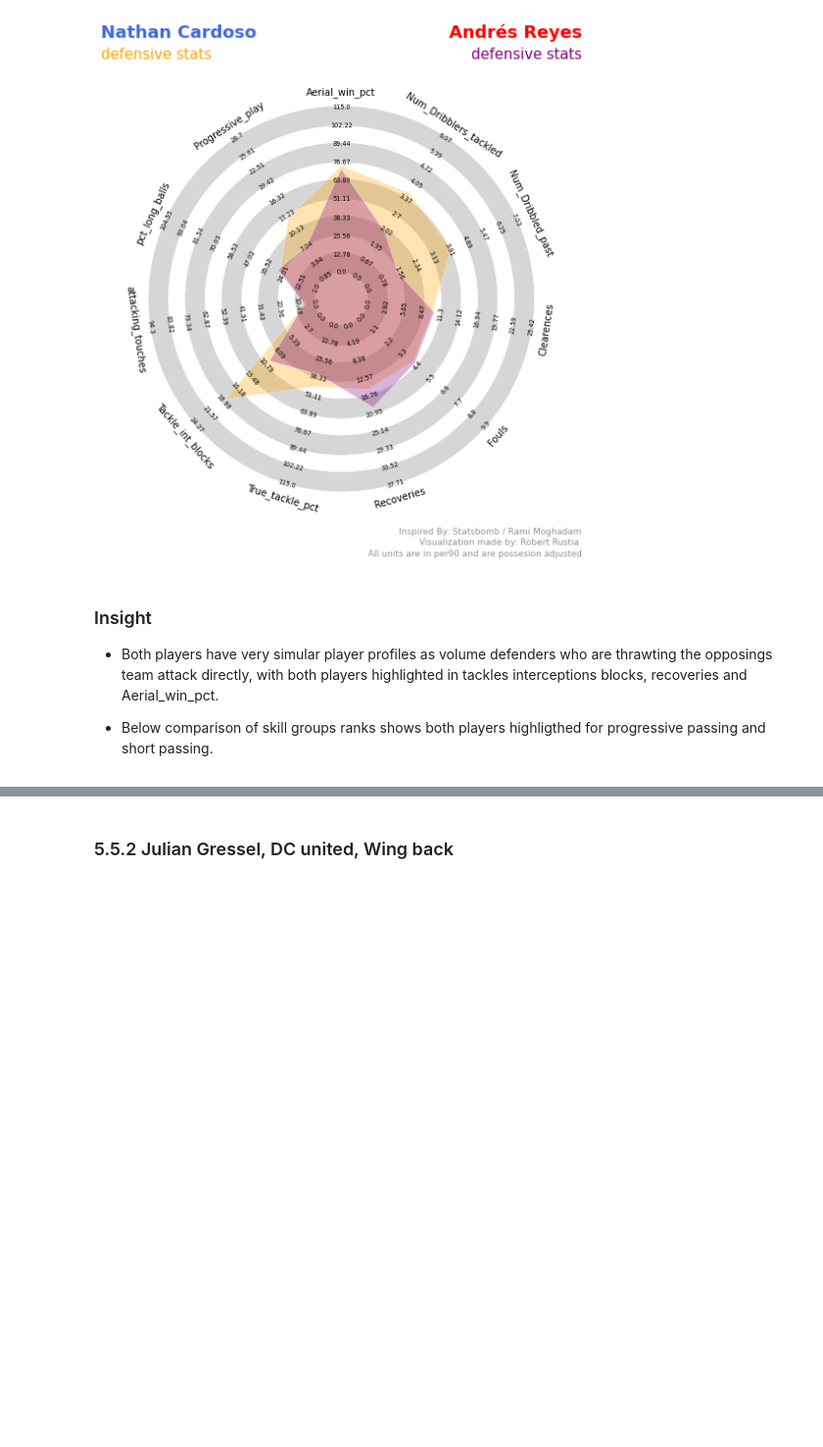
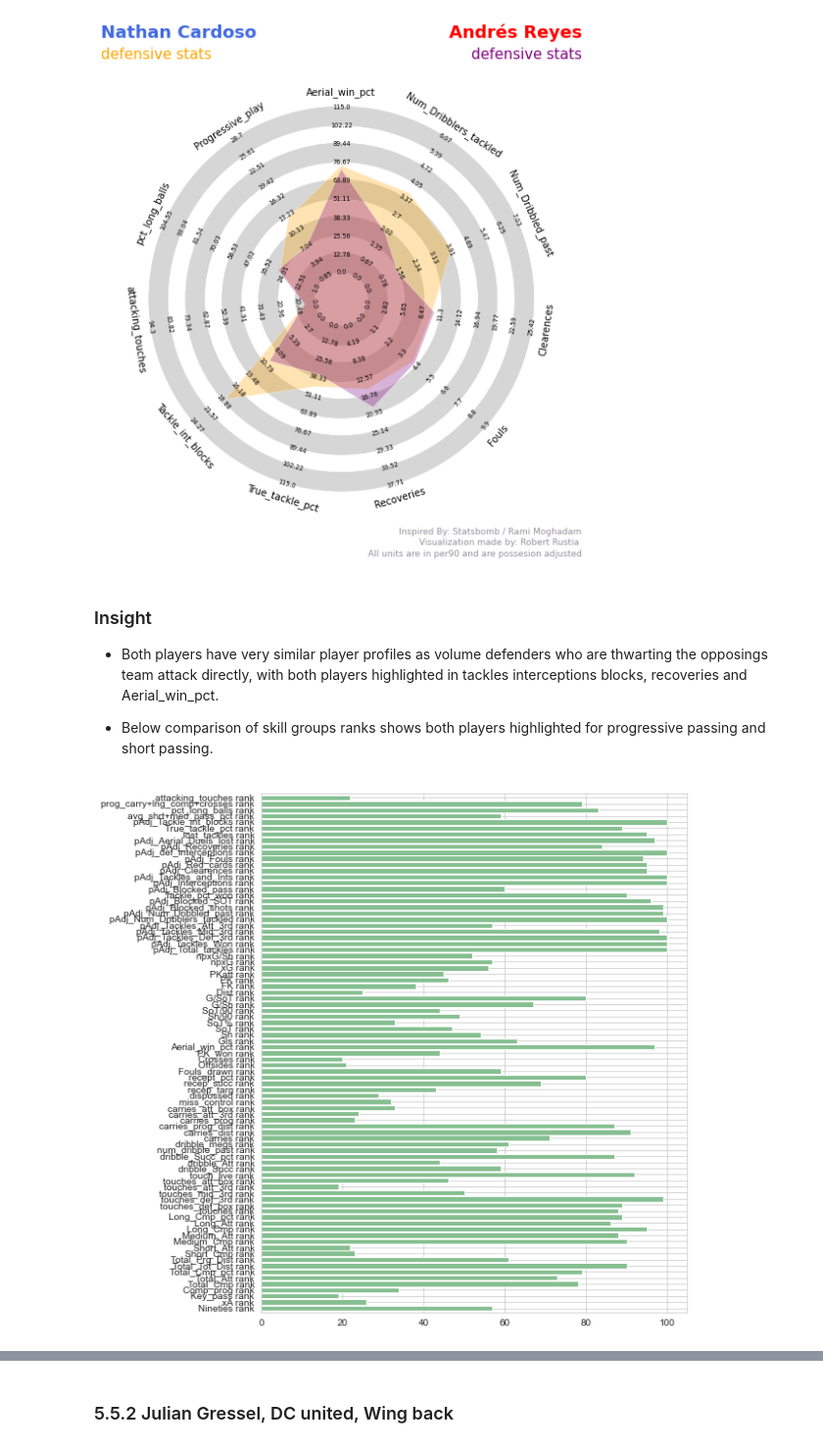
Before and after one commit to misterrustia/MLS_clustering_Captsone, a Jupyter notebook: notebooks/5_modeling.ipynb, the cells around one changed output, grey strips where cells are left out. Shown at 98% size. Saved outputs shown, nothing was run; the diff lists cells and outputs as text; code cells hidden in the pictures; blank space fills up the shorter version.

```diff
--- a/notebooks/5_modeling.ipynb
+++ b/notebooks/5_modeling.ipynb
@@ -341,6 +374,37 @@ findfont: Font family ['Liberation Serif'] not found. Falling back to DejaVu San
 [figure]
 # %% [markdown]
 ### Insight
-- Both players have very simular player profiles as volume defenders who are thrawting the opposings team attack directly, with both players highlighted in tackles interceptions blocks, recoveries and Aerial_win_pct.
+ - Both players have very similar player profiles as volume defenders who are thwarting the opposings team attack directly, with both players highlighted in tackles interceptions blocks, recoveries and Aerial_win_pct.
 
-- Below comparison of skill groups ranks shows both players highligthed for progressive passing and short passing.
+- Below comparison of skill groups ranks shows both players highlighted for progressive passing and short passing.
+# %%
+x = player_ranks.loc['Nathan Cardoso']
+# [['Comp_prog rank','Total_Cmp rank','Total_Att rank']]
+# print(type(x.values))
+# %%
+ax = x.plot(kind='barh', figsize=(8, 10), color='#86bf91', zorder=2, width=0.85)
+
+#   # Despine
+#   ax.spines['right'].set_visible(False)
+#   ax.spines['top'].set_visible(False)
+#   ax.spines['left'].set_visible(False)
+#   ax.spines['bottom'].set_visible(False)
+
+#   # Switch off ticks
+#     ax.tick_params(axis="both", which="both", bottom="off", top="off", labelbottom="on", left="off", right="off", labelleft="on")
+
+#   # Draw vertical axis lines
+#     vals = ax.get_xticks()
+#     for tick in vals:
+#         ax.axvline(x=tick, linestyle='dashed', alpha=0.4, color='#eeeeee', zorder=1)
+
+#         # Set x-axis label
+#         ax.set_xlabel("Average Trip Duration (Seconds)", labelpad=20, weight='bold', size=12)
+
+#         # Set y-axis label
+#         ax.set_ylabel("Start Station", labelpad=20, weight='bold', size=12)
+
+#         # Format y-axis label
+#         ax.xaxis.set_major_formatter(StrMethodFormatter('{x:,g}'))
+# %% [output]
+[figure, added]
```
Also changed, not shown: parts of 24 cells of this notebook, 4 other files.
